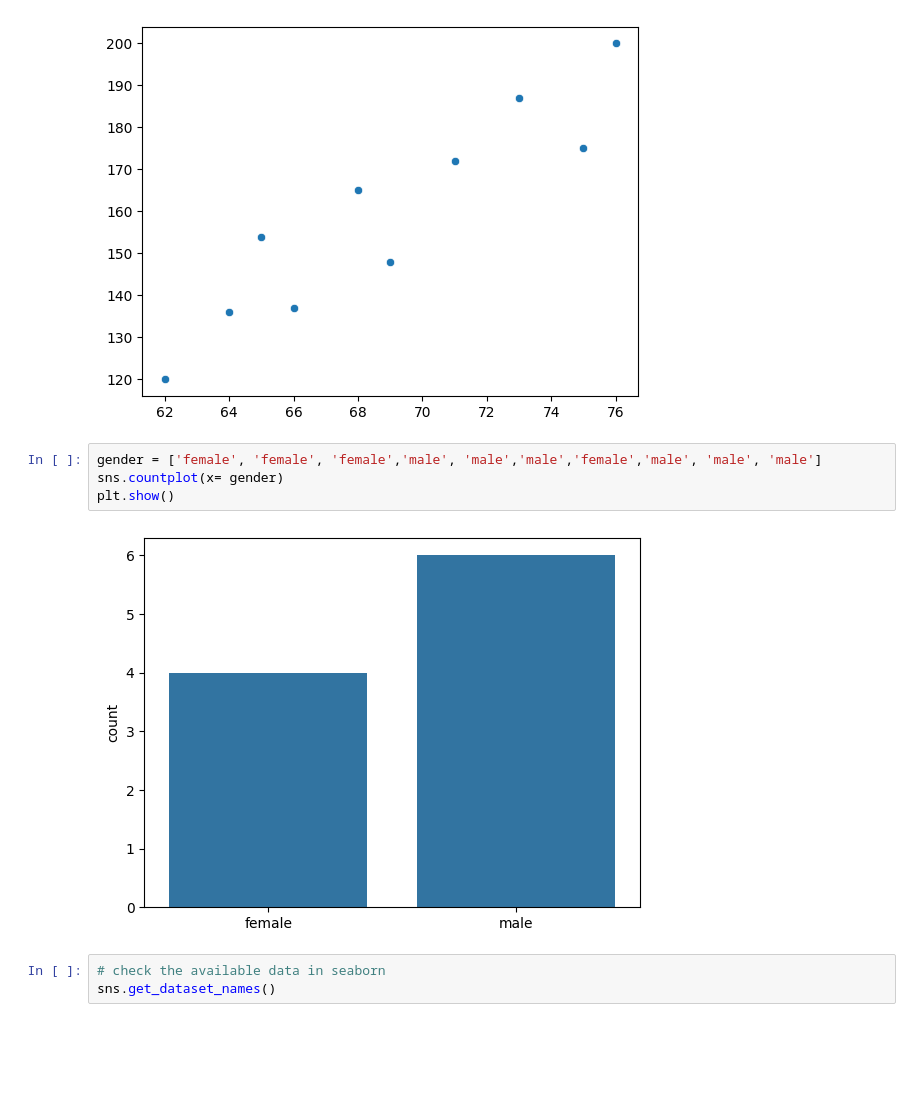
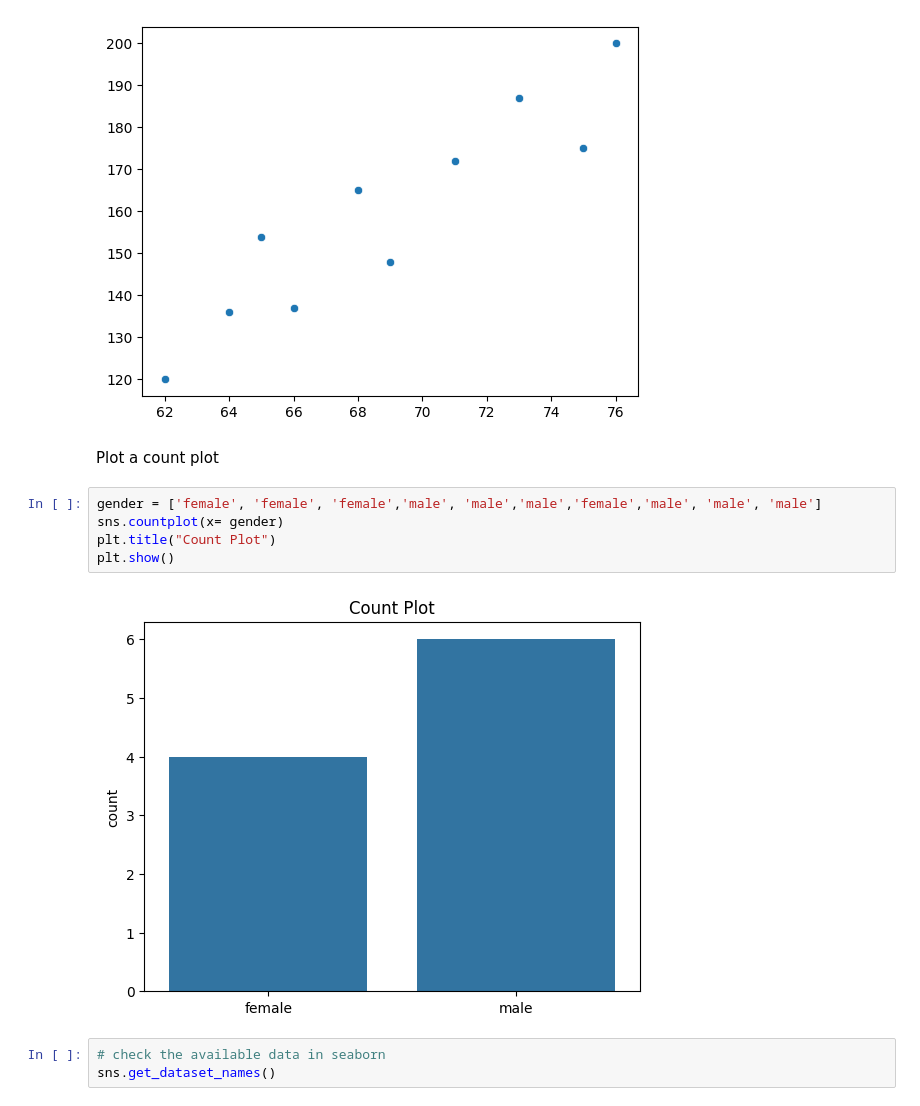
Before and after one commit to WillisOgecha1/Python_Code_Challenge, a Jupyter notebook: Searborn.ipynb, the cells around one changed output. Drawn from its saved outputs; the diff is of its cells as text; blank space fills up the shorter version.

```diff
--- a/Searborn.ipynb
+++ b/Searborn.ipynb
@@ -19,12 +19,15 @@ sns.scatterplot(x= height, y= weight)
 plt.show()
 # %% [output]
 [figure]
+# %% [markdown]
+ Plot a count plot
 # %%
 gender = ['female', 'female', 'female','male', 'male','male','female','male', 'male', 'male']
 sns.countplot(x= gender)
+plt.title("Count Plot")
 plt.show()
 # %% [output]
-[figure, old version]
+[figure, new version]
 # %%
 # check the available data in seaborn
 sns.get_dataset_names()
```
Also changed, not shown: parts of 70 cells of this notebook.
